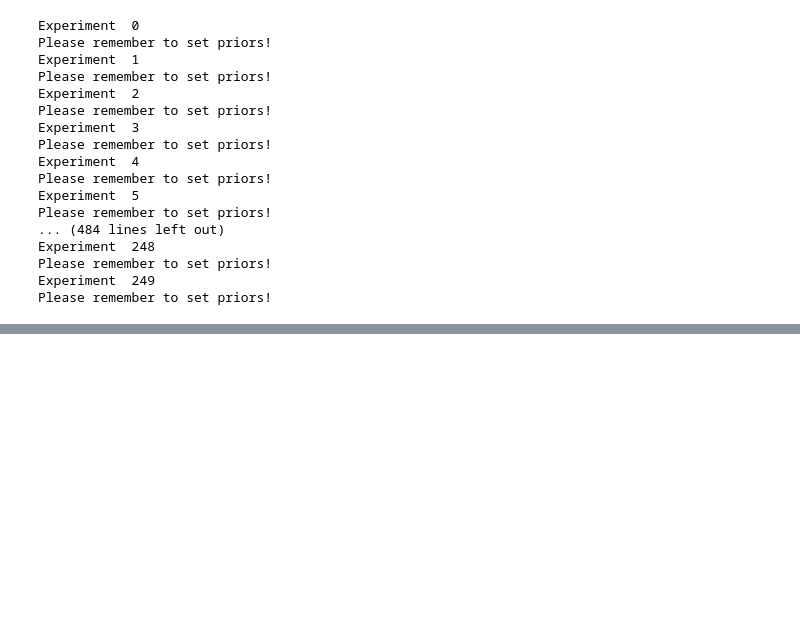
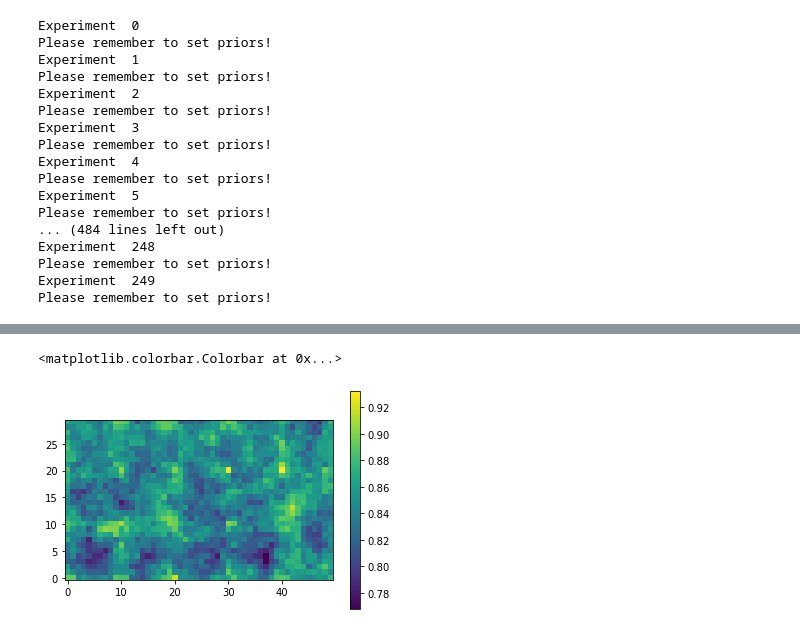
Before and after one commit to FlorianBeiser/advectionDiffusion, a Jupyter notebook: KFilteringAnalysis.ipynb, the cells around one changed output, grey strips where cells are left out. Cells and saved outputs as stored; diff of their text form; code cells hidden in the pictures; blank space fills up the shorter version.

Commit message:
ETKF coverage

```diff
--- a/KFilteringAnalysis.ipynb
+++ b/KFilteringAnalysis.ipynb
@@ -90,0 +92,26 @@ plt.colorbar()
+# %%
+trials = 250
+
+coverageETKF = np.zeros(grid.N_x)
+
+for s in range(trials):
+    print("Experiment ", s)
+
+    # Generate new observations of a new truth
+    observation.clear_observations()
+
+    true_statistics = Statistics.Statistics(simulator, 1)
+    true_statistics.set_prior(prior_args)
+    true_statistics.propagate(nt=25)
+    truth = true_statistics.mean
+    observation.observe(true_statistics.mean)
+
+    # Data assimilation for the new observations
+    statistics = Statistics.Statistics(simulator, 100)
+    statistics.set_prior(prior_args)
+    etkFilter = ETKalmanFilter.ETKalman(statistics, observation)
+
+    statistics.propagate(25)
+    etkFilter.filter(statistics.ensemble.ensemble, observation.obses[0])
+
+    coverageETKF = coverageETKF + np.all([(truth < statistics.mean + 1.64*statistics.stddev), (truth > statistics.mean - 1.64*statistics.stddev)], axis=0)*1/trials
@@ -90,0 +136,7 @@ plt.colorbar()
+# %%
+from matplotlib import pyplot as plt
+plt.imshow(np.reshape(coverageETKF,(grid.ny, grid.nx)), origin="lower")
+plt.colorbar()
+# %% [output]
+<matplotlib.colorbar.Colorbar at 0x...>
+[figure, added]
```
Also changed, not shown: parts of 4 cells of this notebook.
